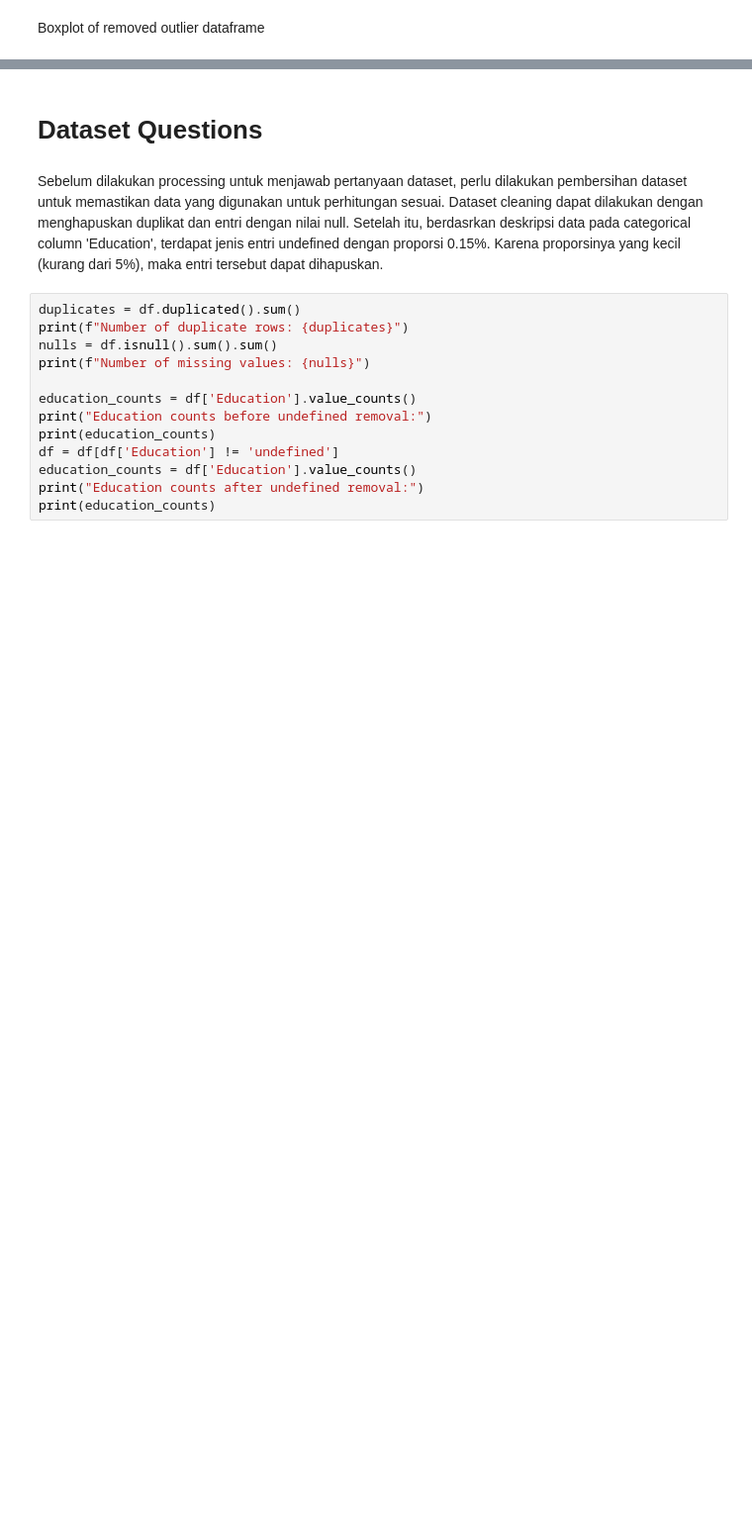
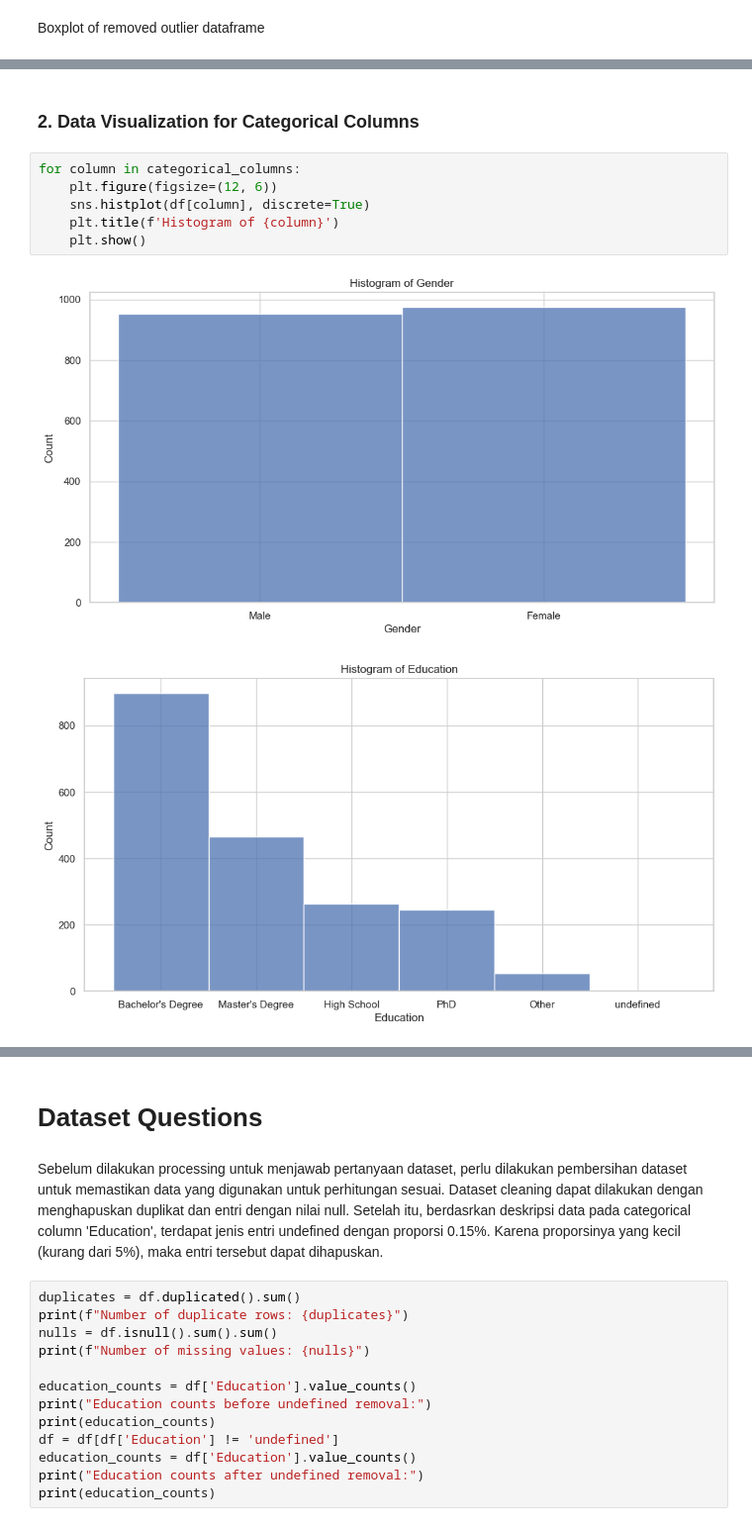
Before and after one commit to salsbiila/K02-IF2220-13522060-13522062, a Jupyter notebook: Health.ipynb, the cells around one changed output, grey strips where cells are left out. Shown at 99% size. Cells and saved outputs as stored; diff of their text form; blank space fills up the shorter version.

```diff
--- a/Health.ipynb
+++ b/Health.ipynb
@@ -477,0 +390,11 @@ for column in columns:
+# %% [markdown]
+### 2. Data Visualization for Categorical Columns
+# %%
+for column in categorical_columns:
+    plt.figure(figsize=(12, 6))
+    sns.histplot(df[column], discrete=True)
+    plt.title(f'Histogram of {column}')
+    plt.show()
+# %% [output]
+[figure, added]
+[figure, added]
```
Also changed, not shown: parts of 51 cells of this notebook.
